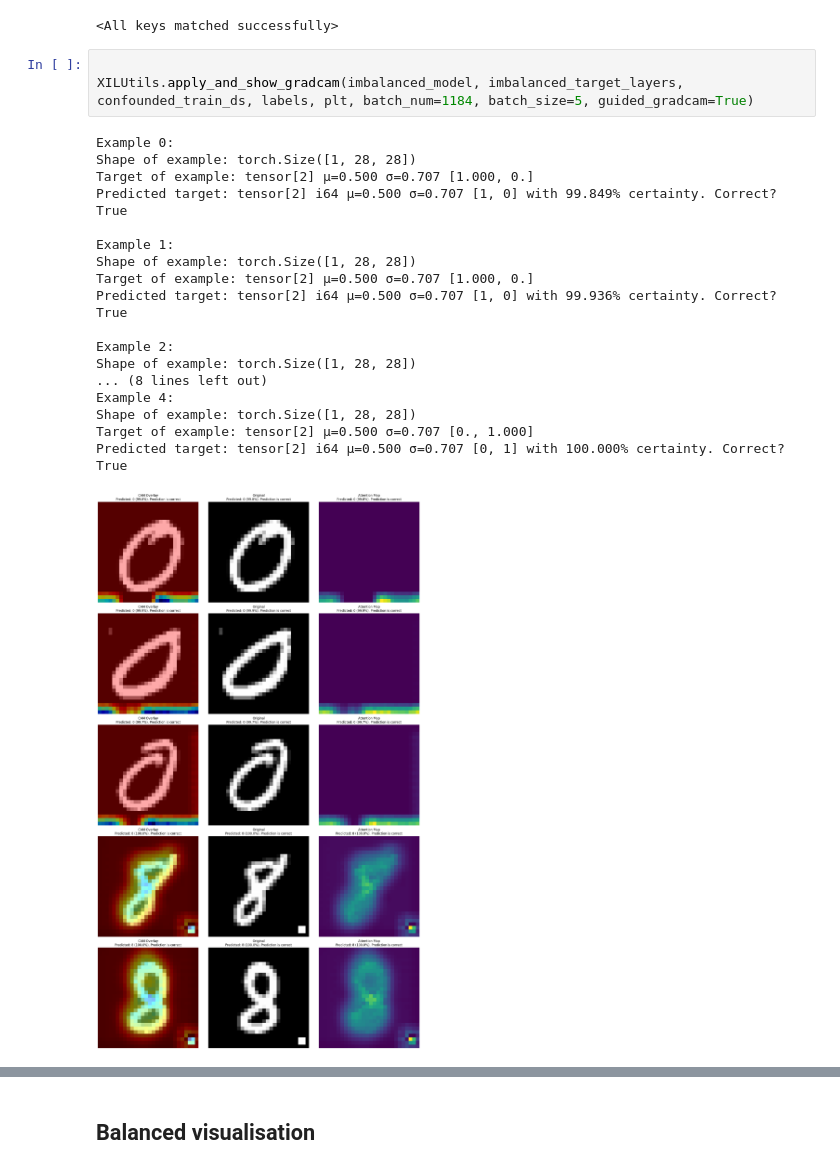
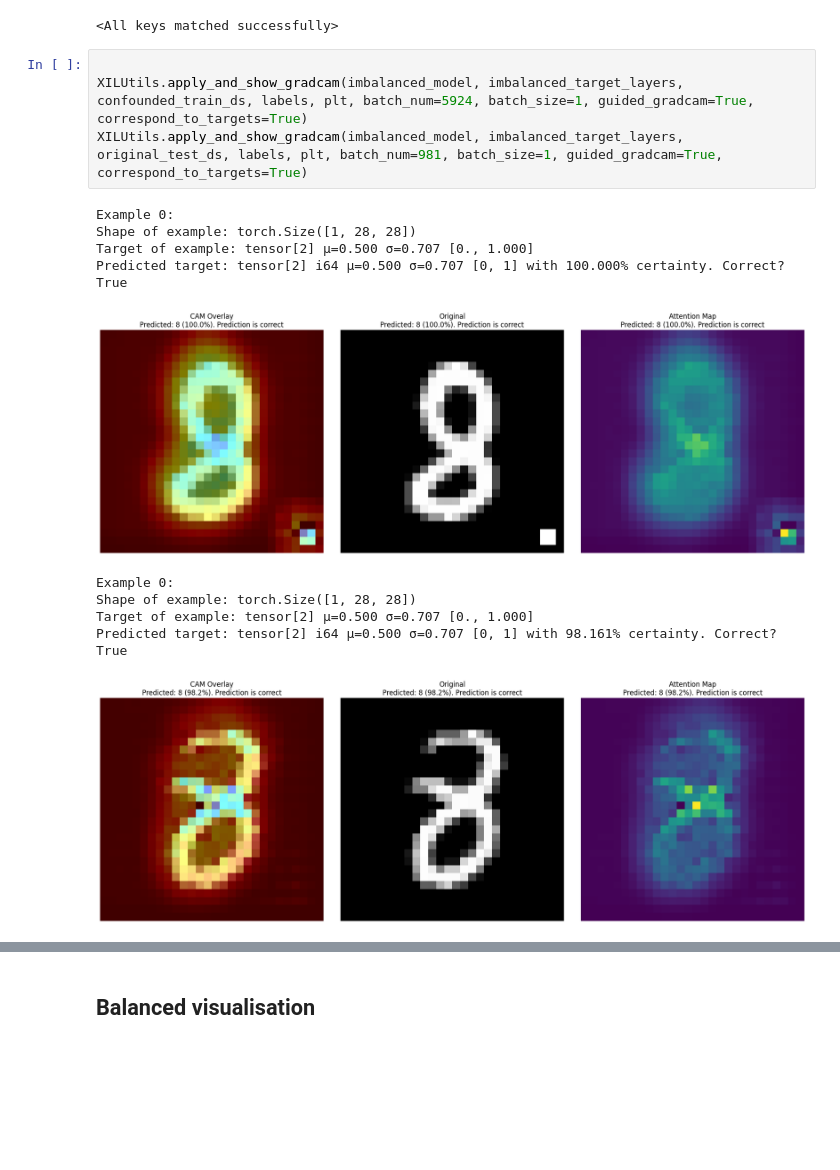
Before and after one commit to zlochina/xil-research-modification, a Jupyter notebook: src/xil_research_modification/experiments/CAIPI_improved/visualise_explanations.ipynb, the cells around one changed output, grey strips where cells are left out. Cells and saved outputs as stored; diff of their text form; blank space fills up the shorter version.

Commit message:
Updated visualise_explanations.ipynb: generated pics for report

```diff
--- a/src/xil_research_modification/experiments/CAIPI_improved/visualise_explanations.ipynb
+++ b/src/xil_research_modification/experiments/CAIPI_improved/visualise_explanations.ipynb
@@ -35,23 +40,16 @@ imbalanced_model.load_state_dict(torch.load(imbalanced_weights_path, weights_onl
 <All keys matched successfully>
 # %%
 
-XILUtils.apply_and_show_gradcam(imbalanced_model, imbalanced_target_layers, confounded_train_ds, labels, plt, batch_num=1184, batch_size=5, guided_gradcam=True)
+XILUtils.apply_and_show_gradcam(imbalanced_model, imbalanced_target_layers, confounded_train_ds, labels, plt, batch_num=5924, batch_size=1, guided_gradcam=True, correspond_to_targets=True)
+XILUtils.apply_and_show_gradcam(imbalanced_model, imbalanced_target_layers, original_test_ds, labels, plt, batch_num=981, batch_size=1, guided_gradcam=True, correspond_to_targets=True)
 # %% [output]
 Example 0:
-Shape of example: torch.Size([1, 28, 28])
-Target of example: tensor[2] μ=0.500 σ=0.707 [1.000, 0.]
-Predicted target: tensor[2] i64 μ=0.500 σ=0.707 [1, 0] with 99.849% certainty. Correct? True
-
-Example 1:
-Shape of example: torch.Size([1, 28, 28])
-Target of example: tensor[2] μ=0.500 σ=0.707 [1.000, 0.]
-Predicted target: tensor[2] i64 μ=0.500 σ=0.707 [1, 0] with 99.936% certainty. Correct? True
-
-Example 2:
-Shape of example: torch.Size([1, 28, 28])
-... (8 lines left out)
-Example 4:
 Shape of example: torch.Size([1, 28, 28])
 Target of example: tensor[2] μ=0.500 σ=0.707 [0., 1.000]
 Predicted target: tensor[2] i64 μ=0.500 σ=0.707 [0, 1] with 100.000% certainty. Correct? True
-[figure, old version]
+[figure, new version]
+Example 0:
+Shape of example: torch.Size([1, 28, 28])
+Target of example: tensor[2] μ=0.500 σ=0.707 [0., 1.000]
+Predicted target: tensor[2] i64 μ=0.500 σ=0.707 [0, 1] with 98.161% certainty. Correct? True
+[figure, added]
```
Also changed, not shown: parts of 4 cells of this notebook.
